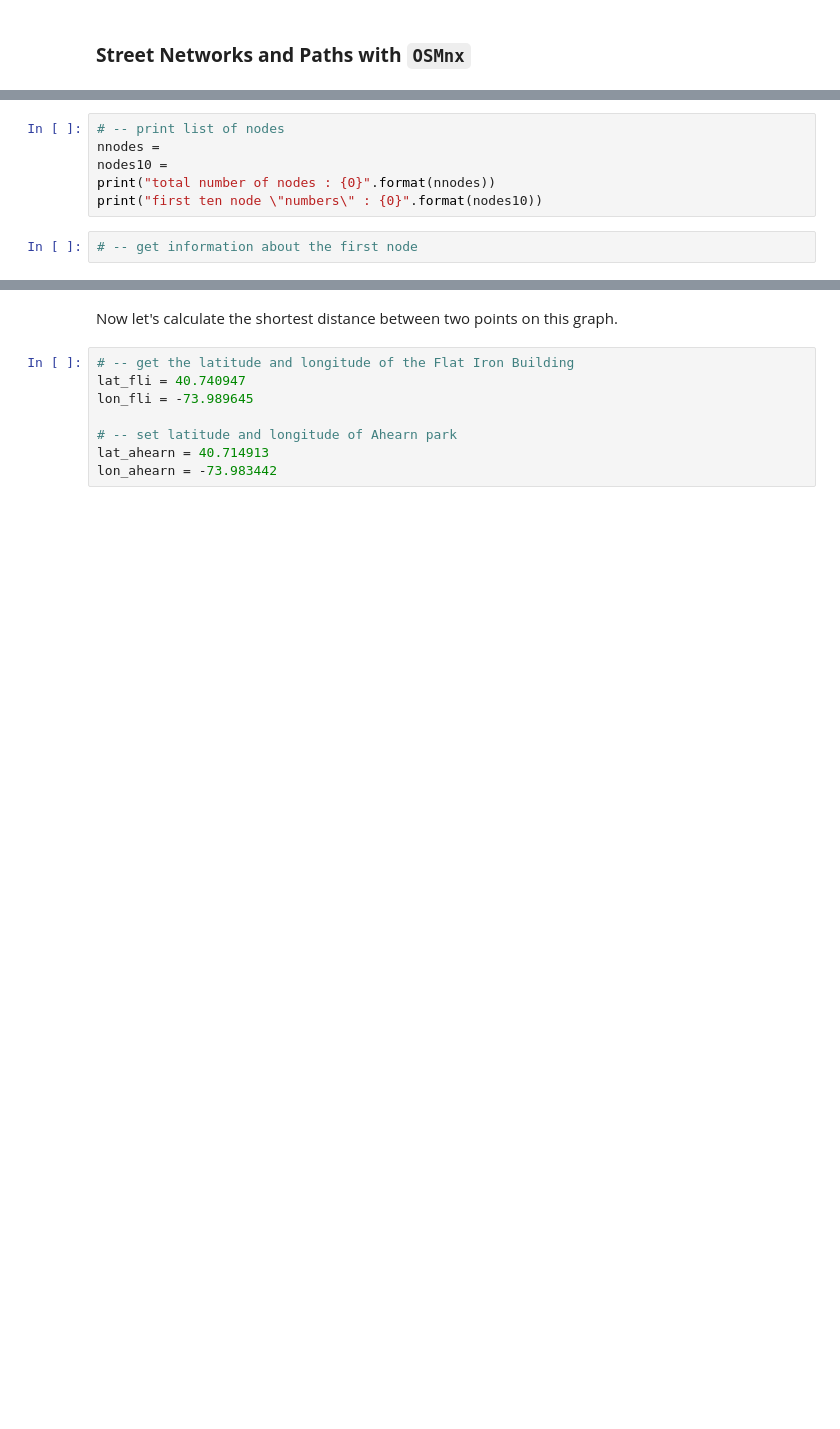
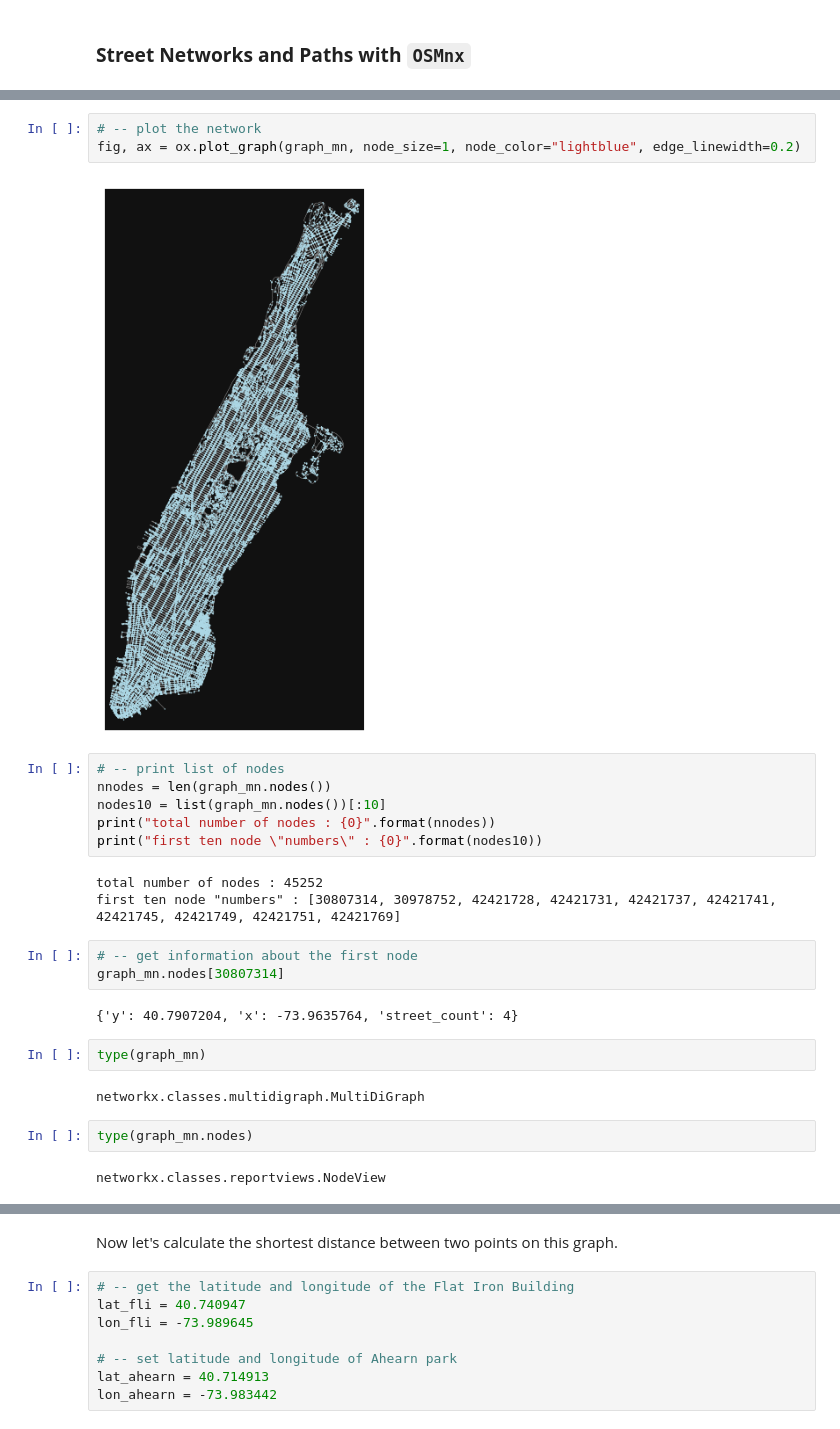
Before and after one commit to ReidelVichot/DSTEP23, a Jupyter notebook: week_10/dstep23_trajectories.ipynb, the cells around one changed output, grey strips where cells are left out. Saved outputs shown, nothing was run; the diff lists cells and outputs as text; blank space fills up the shorter version.

```diff
--- a/week_10/dstep23_trajectories.ipynb
+++ b/week_10/dstep23_trajectories.ipynb
@@ -46,8 +74,27 @@ graph_mn =
+# %%
+# -- plot the network
+fig, ax = ox.plot_graph(graph_mn, node_size=1, node_color="lightblue", edge_linewidth=0.2)
+# %% [output]
+[figure, added]
 # %%
 # -- print list of nodes
-nnodes =
-nodes10 =
+nnodes = len(graph_mn.nodes())
+nodes10 = list(graph_mn.nodes())[:10]
 print("total number of nodes : {0}".format(nnodes))
 print("first ten node \"numbers\" : {0}".format(nodes10))
+# %% [output]
+total number of nodes : 45252
+first ten node "numbers" : [30807314, 30978752, 42421728, 42421731, 42421737, 42421741, 42421745, 42421749, 42421751, 42421769]
 # %%
 # -- get information about the first node
+graph_mn.nodes[30807314]
+# %% [output]
+{'y': 40.7907204, 'x': -73.9635764, 'street_count': 4}
+# %%
+type(graph_mn)
+# %% [output]
+networkx.classes.multidigraph.MultiDiGraph
+# %%
+type(graph_mn.nodes)
+# %% [output]
+networkx.classes.reportviews.NodeView
```
Also changed, not shown: parts of 20 cells of this notebook.
